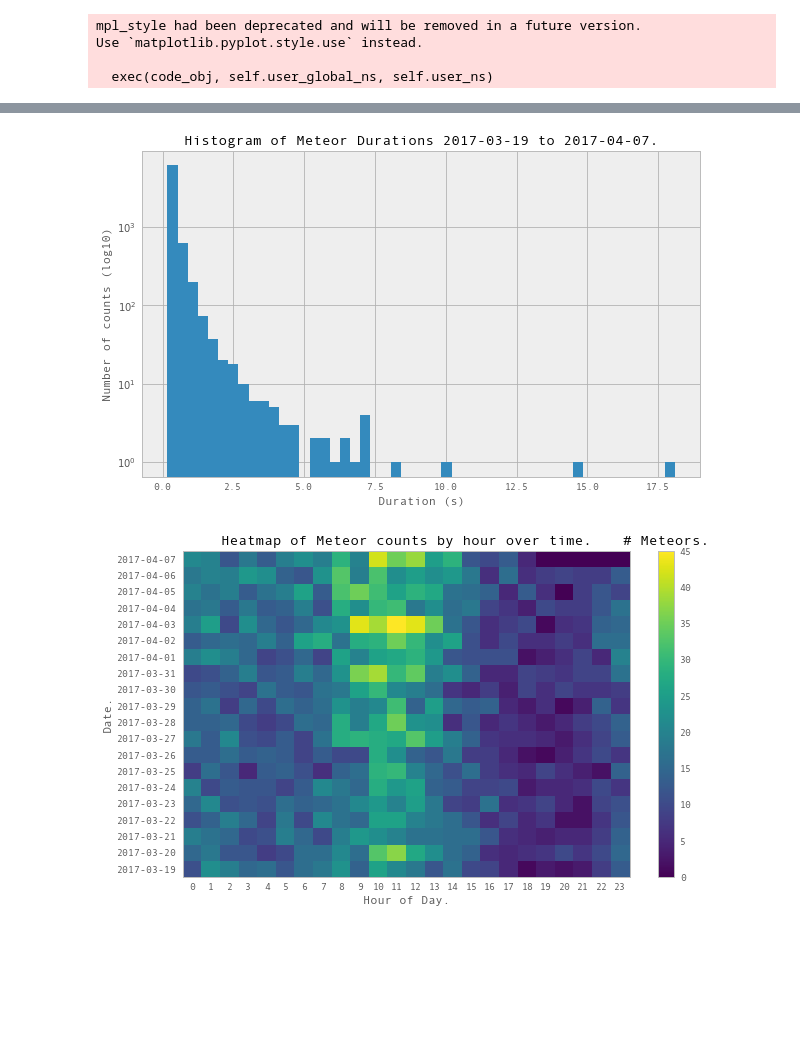
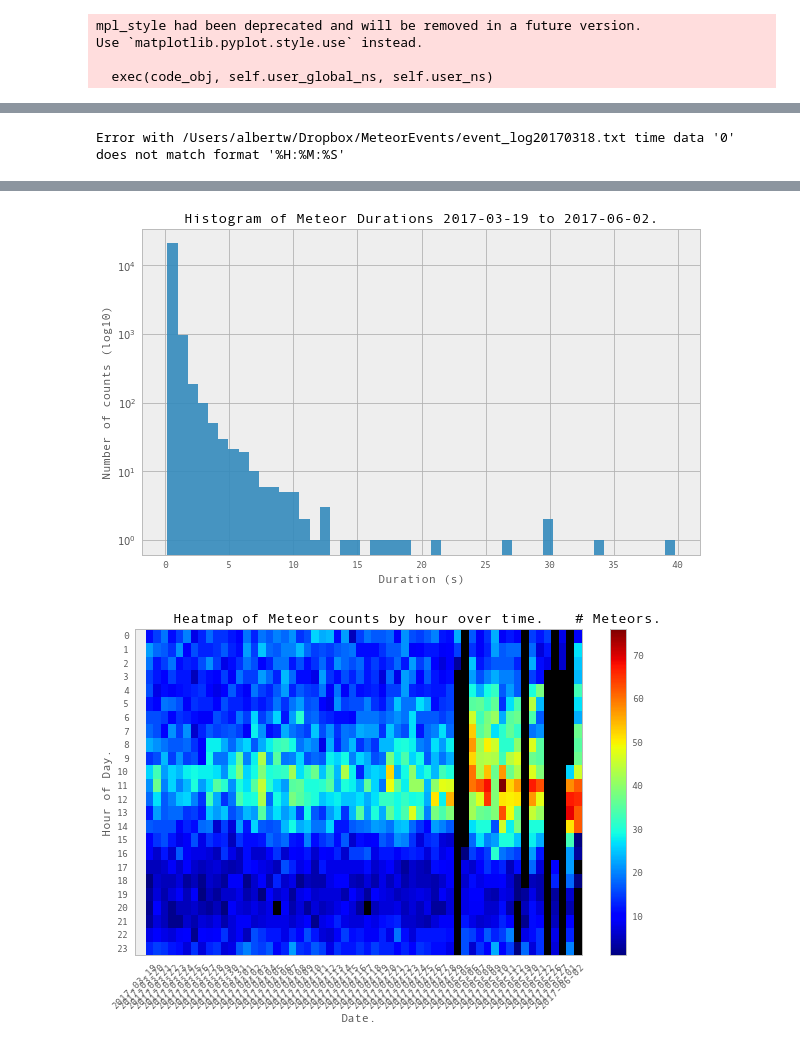
Before and after one commit to albertw/astronomy-notebooks, a Jupyter notebook: Meteor Data Processing.ipynb, the cells around one changed output, grey strips where cells are left out. Saved outputs shown, nothing was run; the diff lists cells and outputs as text; code cells hidden in the pictures; blank space fills up the shorter version.

Commit message:
Adding some test meteor image detection code. Made heatmap look more like astroshot data.

```diff
--- a/Meteor Data Processing.ipynb
+++ b/Meteor Data Processing.ipynb
@@ -39,8 +50,8 @@ def plot_counts_by_hour(df):
     ax.set_ylabel('Number of counts')
     ax.set_xticks(range(0,24), minor=False)
     ax.set_xticklabels(range(0,24), minor=False)
-    df['Hour'] = df.index.hour + df.index.minute/60.0
-    df.hist("Hour", bins=47, ax=ax)
+    df['Hour'] = (df.index.hour + df.index.minute/60.0)
+    df.hist("Hour", bins=47, ax=ax,alpha=0.9)
     plt.title('Histogram of Meteor counts by hour from ' + daterangestr)
 # %%
 def plot_durations(df):
@@ -50,7 +61,7 @@ def plot_durations(df):
     ax.set_xlabel('Duration (s)')
     ax.set_ylabel('Number of counts (log10)')
     ax.set_yscale('log')
-    df.hist("Duration", ax=ax, bins=50)
+    df.hist("Duration", ax=ax, bins=50,alpha=0.9)
     plt.title('Histogram of Meteor Durations ' + daterangestr)
 # %%
 def plot_heatmap(df):
@@ -70,21 +81,23 @@ def plot_heatmap(df):
         heatdata[d] = daydata
 
 
-    df3 = pd.DataFrame(data=heatdata).T
-
+    df3 = pd.DataFrame(data=heatdata)
+    df3.sort_index(ascending=False,inplace=True)
     fig, ax = plt.subplots()
 
-    heatmap = ax.pcolor(df3)
+    cmap = plt.cm.jet
+    cmap.set_under(color='black')
+    heatmap = ax.pcolor(df3,cmap=cmap,vmin=1)
     cbar = fig.colorbar(heatmap)
 
     fig = plt.gcf()
 
     # put the major ticks at the middle of each cell
     ax.set_yticks(np.arange(df3.shape[0]) + 0.5, minor=False)
-    ax.set_xticks(np.arange(df3.shape[1]) + 0.5, minor=False)
+    ax.set_xticks(np.arange(df3.shape[1]) - 1.5, minor=False)
 
-    ax.set_xticklabels(range(0,24), minor=False)
-    ax.set_yticklabels(df3.index, minor=False)
+    ax.set_yticklabels(reversed(range(0,24)), minor=False)
+    ax.set_xticklabels(df3.columns, minor=False, rotation=45)
 
     for t in ax.xaxis.get_major_ticks():
         t.tick1On = False
@@ -93,14 +106,13 @@ def plot_heatmap(df):
         t.tick1On = False
         t.tick2On = False
     ax.set_title('Heatmap of Meteor counts by hour over time.')
-    ax.set_xlabel('Hour of Day.')
-    ax.set_ylabel('Date.')
+    ax.set_ylabel('Hour of Day.')
+    ax.set_xlabel('Date.')
     cbar.ax.set_title('# Meteors.')
 # %%
 def plot_counts_per_day(df):
     """ Plot a heatmap of counts per hour per day."""
     df["Date"] = df.index.date
-    df["Hour"] = df.index.hour
 
     df2 = pd.DataFrame(df.Date.unique(),columns=["Date"])
 
@@ -119,6 +129,8 @@ def plot_counts_per_day(df):
 # %%
+df = read_csv()
 plot_counts_by_hour(df)
 plot_durations(df)
 plot_heatmap(df)
 plot_counts_per_day(df)
 # %% [output]
+Error with /Users/albertw/Dropbox/MeteorEvents/event_log20170318.txt time data '0' does not match format '%H:%M:%S'
@@ -126,2 +138,2 @@ plot_counts_per_day(df)
-[figure, old version]
+[figure, new version]
-[figure, old version]
+[figure, new version]
```
Also changed, not shown: parts of 12 cells of this notebook.
